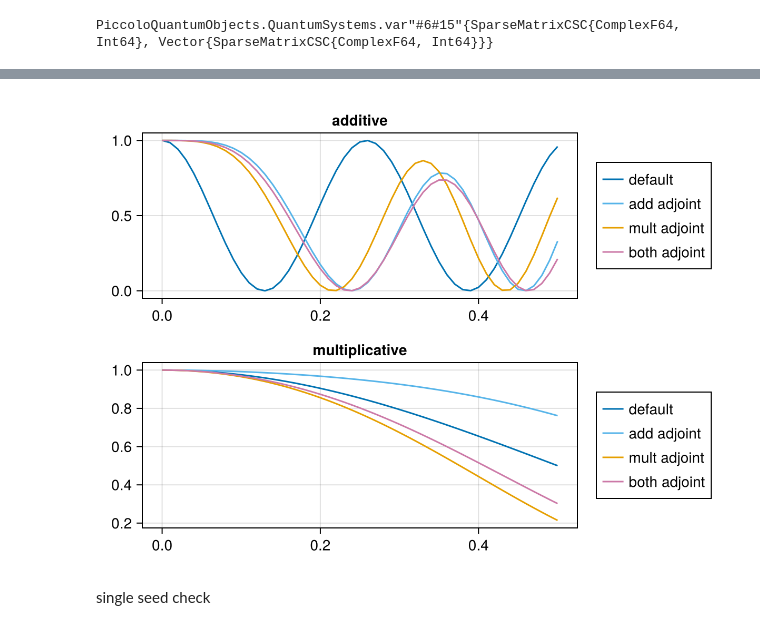
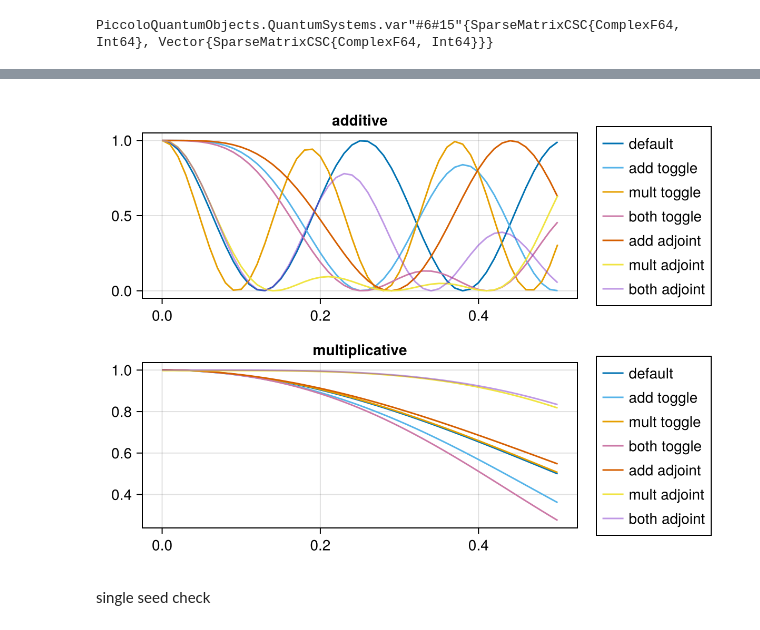
Before and after one commit to samafine1/notebooks, a Jupyter notebook: src/pareto_multidrive.ipynb, the cells around one changed output, grey strips where cells are left out. Saved outputs shown, nothing was run; the diff lists cells and outputs as text; code cells hidden in the pictures.

Commit message:
toggle v adjoint comparison

```diff
--- a/src/pareto_multidrive.ipynb
+++ b/src/pareto_multidrive.ipynb
@@ -26,15 +26,10 @@ using Random
   No Changes to `~/Documents/research/pulses/project/notebooks/src/Manifest.toml`
 # %%
 # Problem parameters
-T = 20
-Δt = 0.5
+T = 50
+Δt = 0.2
 U_goal = GATES.X
 H_drive = [PAULIS.X, PAULIS.Y]
-rob_scale = 1.0
-a_bound = 0.2
-da_bound=Inf
-dda_bound = 1.0
-Q_s = 1e-2
 piccolo_opts = PiccoloOptions(verbose=false)
 pretty_print(X::AbstractMatrix) = Base.show(stdout, "text/plain", X);
 sys = QuantumSystem(H_drive)
@@ -138,40 +181,62 @@ colors = Makie.wong_colors()
 ys = [unitary_rollout_fidelity(def.trajectory, QuantumSystem(ε * PAULIS.X, [PAULIS.X, PAULIS.Y])) for ε in εs]
 lines!(ax1, εs, ys, label="default", color=colors[1], linestyle=:solid)
 
 ys = [unitary_rollout_fidelity(def.trajectory, QuantumSystem([(1 + ε) * PAULIS.X, PAULIS.Y])) for ε in εs]
 lines!(ax2, εs, ys, label="default", color=colors[1], linestyle=:solid)
 
 # toggling obj
 
 # (add)
 ys = [unitary_rollout_fidelity(add_prob.trajectory, QuantumSystem(ε * PAULIS.X, [PAULIS.X, PAULIS.Y])) for ε in εs]
-lines!(ax1, εs, ys, label="add adjoint", color=colors[5], linestyle=:solid)
+lines!(ax1, εs, ys, label="add toggle", color=colors[5], linestyle=:solid)
 
 ys = [unitary_rollout_fidelity(add_prob.trajectory, QuantumSystem([(1 + ε) * PAULIS.X, PAULIS.Y])) for ε in εs]
-lines!(ax2, εs, ys, label="add adjoint", color=colors[5], linestyle=:solid)
+lines!(ax2, εs, ys, label="add toggle", color=colors[5], linestyle=:solid)
 
 # (mult)
 ys = [unitary_rollout_fidelity(mult_prob.trajectory, QuantumSystem(ε * PAULIS.X, [PAULIS.X, PAULIS.Y])) for ε in εs]
-lines!(ax1, εs, ys, label="mult adjoint", color=colors[2], linestyle=:solid)
+lines!(ax1, εs, ys, label="mult toggle", color=colors[2], linestyle=:solid)
 
 ys = [unitary_rollout_fidelity(mult_prob.trajectory, QuantumSystem([(1 + ε) * PAULIS.X, PAULIS.Y])) for ε in εs]
-lines!(ax2, εs, ys, label="mult adjoint", color=colors[2], linestyle=:solid)
+lines!(ax2, εs, ys, label="mult toggle", color=colors[2], linestyle=:solid)
 
 # (both)
 ys = [unitary_rollout_fidelity(both_prob.trajectory, QuantumSystem(ε * PAULIS.X, [PAULIS.X, PAULIS.Y])) for ε in εs]
-lines!(ax1, εs, ys, label="both adjoint", color=colors[4], linestyle=:solid)
+lines!(ax1, εs, ys, label="both toggle", color=colors[4], linestyle=:solid)
 
 ys = [unitary_rollout_fidelity(both_prob.trajectory, QuantumSystem([(1 + ε) * PAULIS.X, PAULIS.Y])) for ε in εs]
-lines!(ax2, εs, ys, label="both adjoint", color=colors[4], linestyle=:solid)
+lines!(ax2, εs, ys, label="both toggle", color=colors[4], linestyle=:solid)
 
+# adjoint obj
+
+# (add)
+ys = [unitary_rollout_fidelity(varadd_prob.trajectory, QuantumSystem(ε * PAULIS.X, [PAULIS.X, PAULIS.Y])) for ε in εs]
+lines!(ax1, εs, ys, label="add adjoint", color=colors[6], linestyle=:solid)
+
+ys = [unitary_rollout_fidelity(varadd_prob.trajectory, QuantumSystem([(1 + ε) * PAULIS.X, PAULIS.Y])) for ε in εs]
+lines!(ax2, εs, ys, label="add adjoint", color=colors[6], linestyle=:solid)
+
+# (mult)
+ys = [unitary_rollout_fidelity(varmult_prob.trajectory, QuantumSystem(ε * PAULIS.X, [PAULIS.X, PAULIS.Y])) for ε in εs]
+lines!(ax1, εs, ys, label="mult adjoint", color=colors[7], linestyle=:solid)
+
+ys = [unitary_rollout_fidelity(varmult_prob.trajectory, QuantumSystem([(1 + ε) * PAULIS.X, PAULIS.Y])) for ε in εs]
+lines!(ax2, εs, ys, label="mult adjoint", color=colors[7], linestyle=:solid)
+
+# (both)
+ys = [unitary_rollout_fidelity(varboth_prob.trajectory, QuantumSystem(ε * PAULIS.X, [PAULIS.X, PAULIS.Y])) for ε in εs]
+lines!(ax1, εs, ys, label="both adjoint", color=RGBAf(0.5, 0.2, 0.8, 0.5), linestyle=:solid)
+
+ys = [unitary_rollout_fidelity(varboth_prob.trajectory, QuantumSystem([(1 + ε) * PAULIS.X, PAULIS.Y])) for ε in εs]
+lines!(ax2, εs, ys, label="both adjoint", color=RGBAf(0.5, 0.2, 0.8, 0.5), linestyle=:solid)
 
 
 Legend(f[1,2], ax1, position=:lb)
 Legend(f[2,2], ax2, position=:lb)
 
 f
 # %% [output]
-[figure, old version]
+[figure, new version]
 # %% [markdown]
 single seed check
 # %% [markdown]
```
Also changed, not shown: parts of 18 cells of this notebook, 3 other files.
